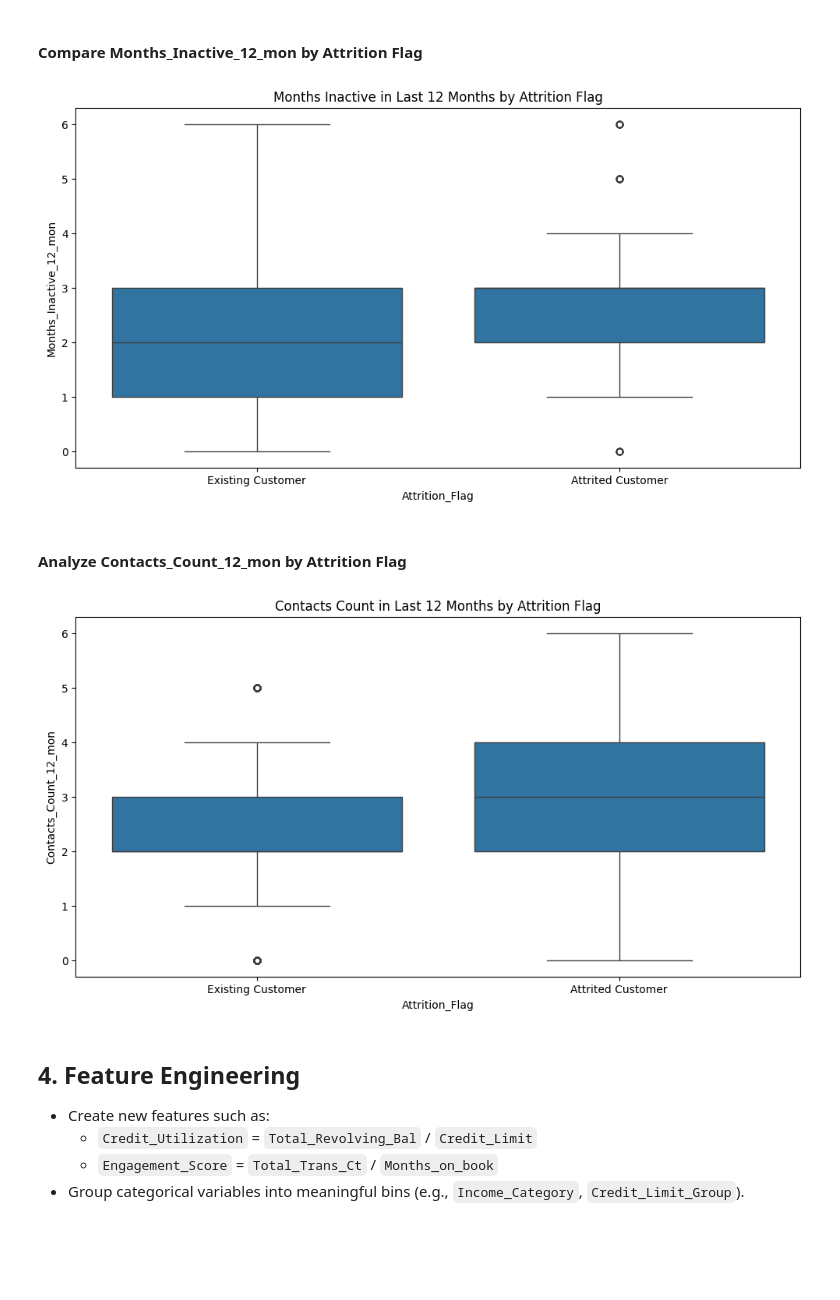
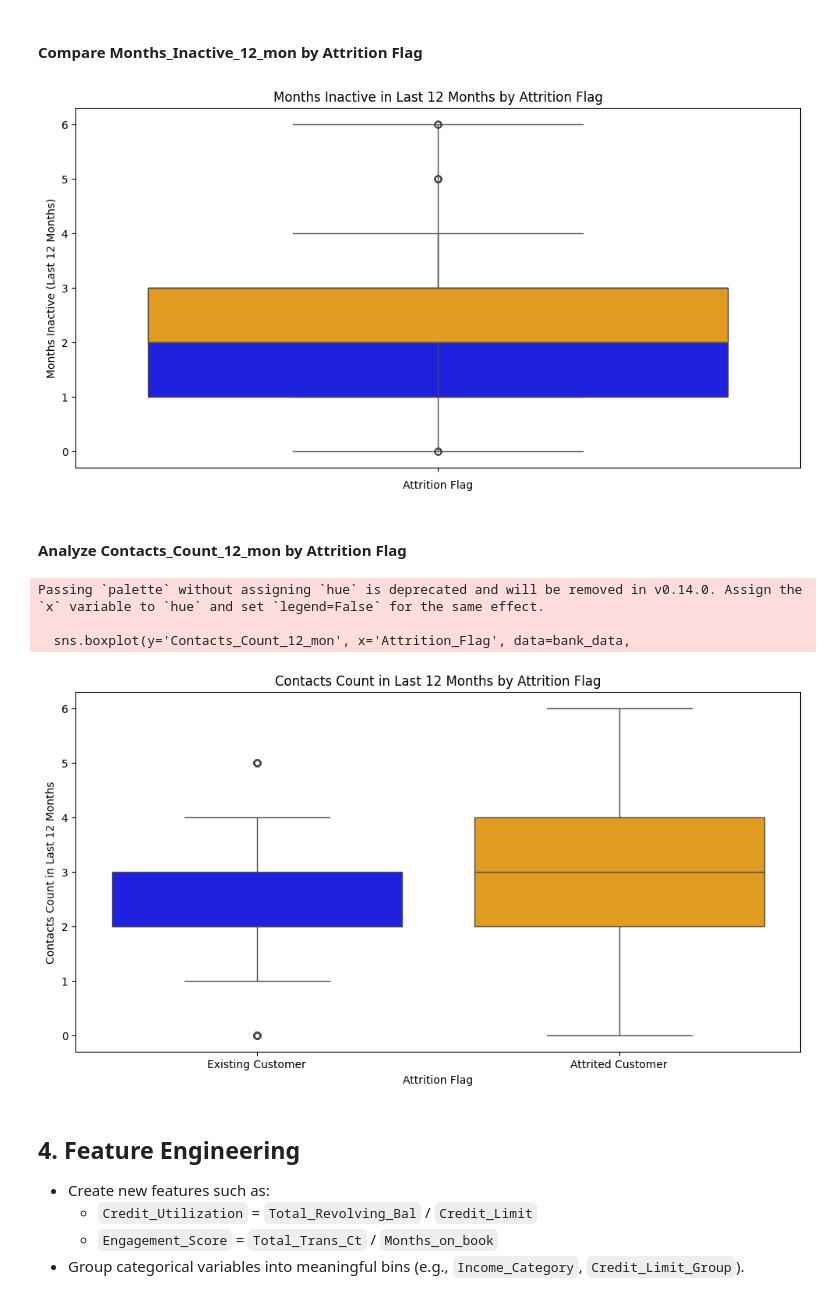
Before and after one commit to mcancell/Py-ETL-Notebook, a Jupyter notebook: Datasets/Bank Attrition Analysis/05-Analyze/Analyze_Banking_Attrition.ipynb, the cells around one changed output. Drawn from its saved outputs; the diff is of its cells as text; code cells hidden in the pictures; blank space fills up the shorter version.

```diff
--- a/Datasets/Bank Attrition Analysis/05-Analyze/Analyze_Banking_Attrition.ipynb
+++ b/Datasets/Bank Attrition Analysis/05-Analyze/Analyze_Banking_Attrition.ipynb
@@ -412,21 +434,30 @@ plt.show()
 # %%
 # Compare Months_Inactive_12_mon by Attrition Flag
 plt.figure(figsize=(12, 6))
-sns.boxplot(x='Attrition_Flag', y='Months_Inactive_12_mon', data=bank_data)
+sns.boxplot(y='Months_Inactive_12_mon', data=bank_data, hue='Attrition_Flag',
+            palette={'Attrited Customer': 'orange', 'Existing Customer': 'blue'}, dodge=False, legend=False)
 plt.title('Months Inactive in Last 12 Months by Attrition Flag')
+plt.xlabel('Attrition Flag')
+plt.ylabel('Months Inactive (Last 12 Months)')
 plt.show()
 # %% [output]
-[figure, old version]
+[figure, new version]
 # %% [markdown]
 ####  Analyze Contacts_Count_12_mon by Attrition Flag
 # %%
 # Analyze Contacts_Count_12_mon by Attrition Flag
 plt.figure(figsize=(12, 6))
-sns.boxplot(x='Attrition_Flag', y='Contacts_Count_12_mon', data=bank_data)
+sns.boxplot(y='Contacts_Count_12_mon', x='Attrition_Flag', data=bank_data,
+            palette={'Attrited Customer': 'orange', 'Existing Customer': 'blue'})
 plt.title('Contacts Count in Last 12 Months by Attrition Flag')
+plt.xlabel('Attrition Flag')
+plt.ylabel('Contacts Count in Last 12 Months')
 plt.show()
 # %% [output]
+Passing `palette` without assigning `hue` is deprecated and will be removed in v0.14.0. Assign the `x` variable to `hue` and set `legend=False` for the same effect.
+
+  sns.boxplot(y='Contacts_Count_12_mon', x='Attrition_Flag', data=bank_data,
-[figure, old version]
+[figure, new version]
 # %% [markdown]
 ## 4. Feature Engineering
 - Create new features such as:
```
Also changed, not shown: parts of 8 cells of this notebook.
